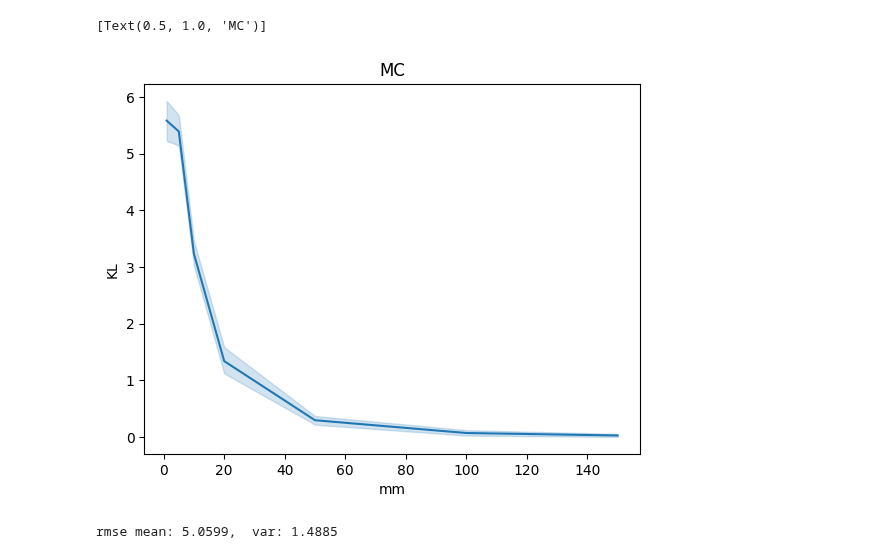
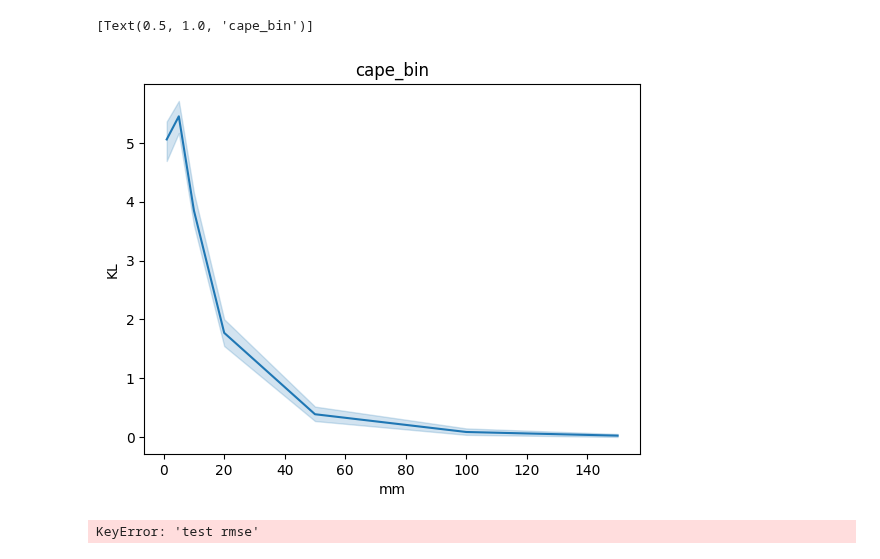
Before and after one commit to simone7monaco/rainfall-prediction, a Jupyter notebook: notebooks/plot.ipynb, the cells around one changed output. Cells and saved outputs as stored; diff of their text form; code cells hidden in the pictures.

```diff
--- a/notebooks/plot.ipynb
+++ b/notebooks/plot.ipynb
@@ -3,5 +3,6 @@ import pandas as pd
 import numpy as np
 import seaborn as sns
 # %%
-df = pd.read_csv('L1_loss_MC.csv')
+df = pd.read_csv('cape_bin.csv')
 df.head()
+title = "cape_bin"
@@ -40,10 +33,10 @@ sns.lineplot(data=ECE, x="mm", y="ECE").set(title='MC')
 # %%
-sns.lineplot(data=KL, x="mm", y="KL").set(title='MC')
+sns.lineplot(data=KL, x="mm", y="KL").set(title=title)
 # %% [output]
-[Text(0.5, 1.0, 'MC')]
+[Text(0.5, 1.0, 'cape_bin')]
-[figure, old version]
+[figure, new version]
 # %%
 rmse =df["test rmse"].to_numpy()
 print(f"rmse mean: {np.mean(rmse):.4f},  var: {np.var(rmse):.4f}")
 # %% [output]
-rmse mean: 5.0599,  var: 1.4885
+KeyError: 'test rmse'
```
Also changed, not shown: parts of 3 cells of this notebook, 2 other files.
